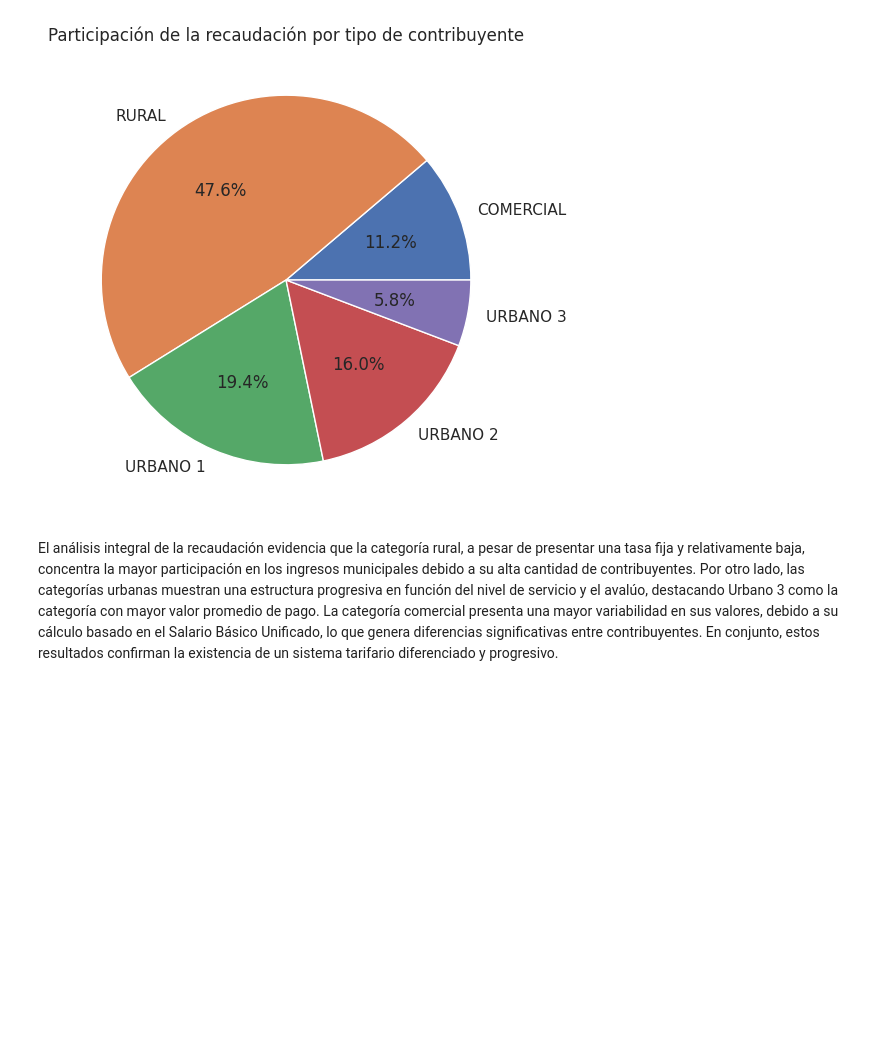
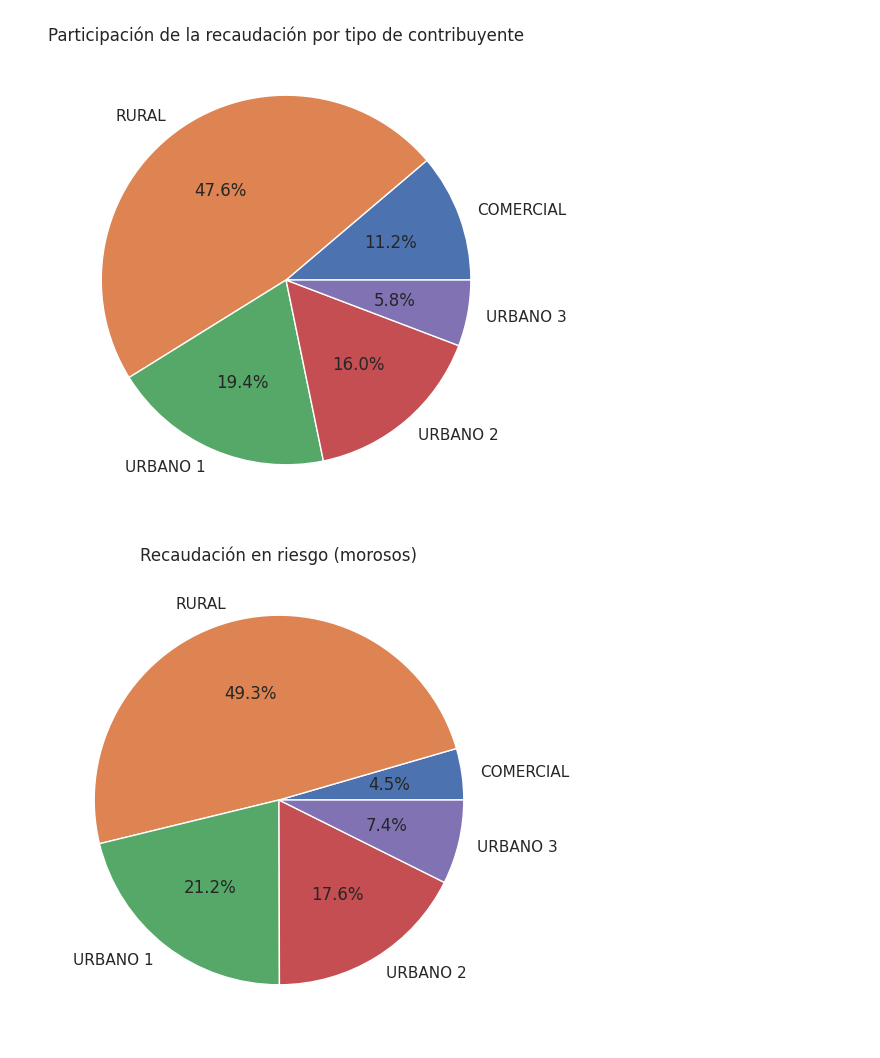
Before and after one commit to nicole062797-star/TFM-fin-de-master-Ciencia-de-datos, a Jupyter notebook: Calculo_de_tasa.ipynb, the cells around one changed output. Saved outputs shown, nothing was run; the diff lists cells and outputs as text; code cells hidden in the pictures; blank space fills up the shorter version.

```diff
--- a/Calculo_de_tasa.ipynb
+++ b/Calculo_de_tasa.ipynb
@@ -984,5 +983,18 @@ plt.show()
 # %% [output]
 [figure]
 [figure]
-# %% [markdown]
-El análisis integral de la recaudación evidencia que la categoría rural, a pesar de presentar una tasa fija y relativamente baja, concentra la mayor participación en los ingresos municipales debido a su alta cantidad de contribuyentes. Por otro lado, las categorías urbanas muestran una estructura progresiva en función del nivel de servicio y el avalúo, destacando Urbano 3 como la categoría con mayor valor promedio de pago. La categoría comercial presenta una mayor variabilidad en sus valores, debido a su cálculo basado en el Salario Básico Unificado, lo que genera diferencias significativas entre contribuyentes. En conjunto, estos resultados confirman la existencia de un sistema tarifario diferenciado y progresivo.
+# %%
+#recaudacion_morosos = df[df["moroso_2025"] == 1] \
+    .groupby("tipo_tasa")["tasa_calculada"].sum()
+
+recaudacion_morosos.plot(
+    kind="pie",
+    autopct="%1.1f%%"
+)
+
+plt.title("Recaudación en riesgo (morosos)")
+plt.ylabel("")
+
+plt.show()
+# %% [output]
+[figure, added]
```
Also changed, not shown: parts of 6 cells of this notebook.
